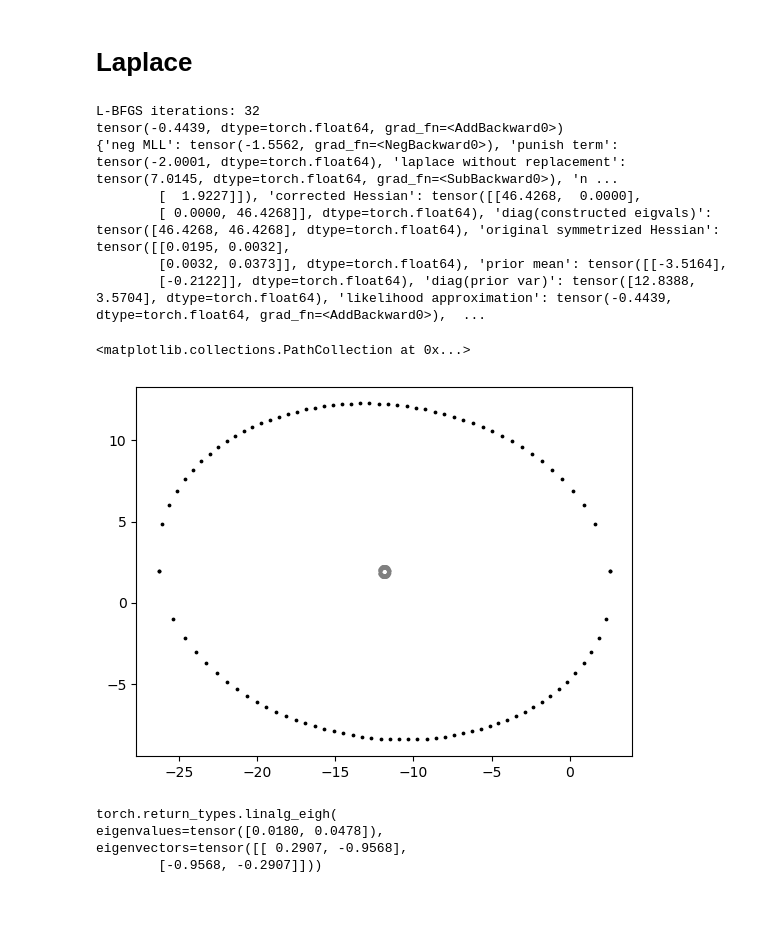
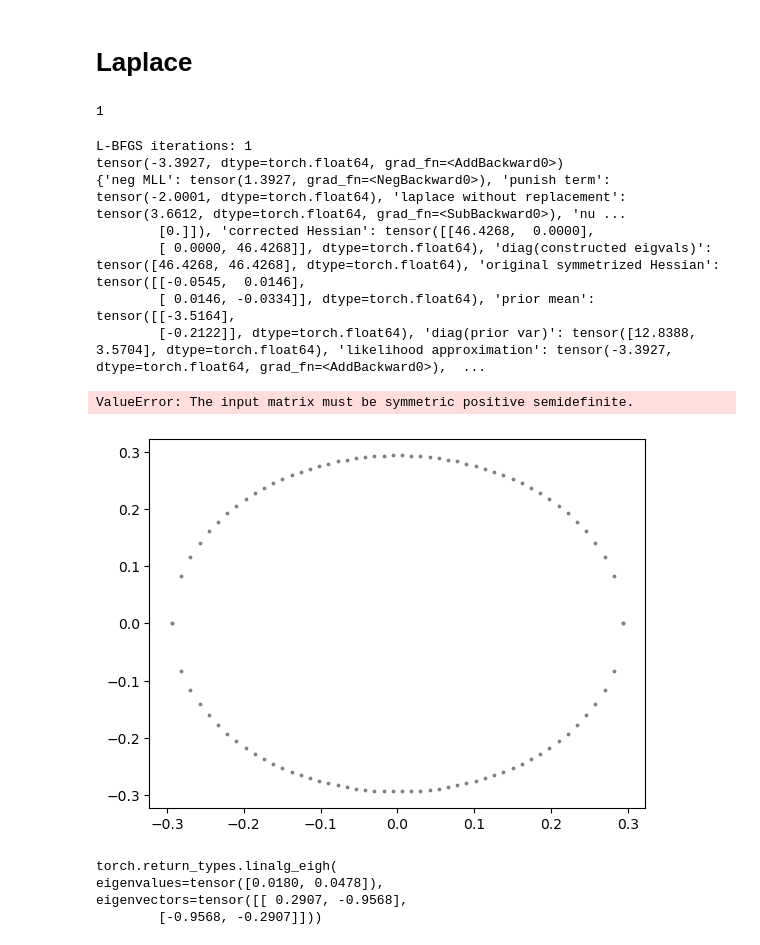
Before and after one commit to ABesginow/LaplaceKernelSearch, a Jupyter notebook: exploration_tests/linear.ipynb, the cells around one changed output. Cells and saved outputs as stored; diff of their text form; code cells hidden in the pictures; blank space fills up the shorter version.

Commit message:
experimenting with LBFGS

```diff
--- a/exploration_tests/linear.ipynb
+++ b/exploration_tests/linear.ipynb
@@ -164,10 +164,10 @@ def optimize_hyperparameters(model, likelihood, train_iterations, X, Y, with_BFG
             # Additional BFGS optimization to better ensure optimal parameters
             # LBFGS_optimizer = torch.optim.LBFGS(model.parameters(), max_iter=50, line_search_fn='strong_wolfe')
             LBFGS_optimizer = torch.optim.LBFGS(
-                model.parameters(), max_iter=50,
+                model.parameters(), max_iter=500, max_eval=10000, tolerance_grad=1e-1, tolerance_change=1e-1,
                 line_search_fn='strong_wolfe')
             # define closure
-
+            training_iterations=50
             def closure():
                 LBFGS_optimizer.zero_grad()
                 output = model(X)
@@ -175,7 +175,6 @@ def optimize_hyperparameters(model, likelihood, train_iterations, X, Y, with_BFG
                 if MAP:
                     log_p = log_prior(model)
                     loss -= log_p
-                LBFGS_optimizer.zero_grad()
                 loss.backward()
                 if log_param_path:
                     for param_name in model.named_parameters():
@@ -299,7 +298,8 @@ class ExactGPModel(gpytorch.models.ExactGP):
         return gpytorch.distributions.MultivariateNormal(mean_x, covar_x)
 
 # initialize likelihood and model
-likelihood = gpytorch.likelihoods.GaussianLikelihood(noise_constraint=gpytorch.constraints.GreaterThan(1e-10))
+#likelihood = gpytorch.likelihoods.GaussianLikelihood(noise_constraint=gpytorch.constraints.GreaterThan(1e-30))
+likelihood = gpytorch.likelihoods.GaussianLikelihood()
 model = ExactGPModel(train_x, train_y, likelihood)
 # %%
 print(torch.linalg.eigh(model(train_x).covariance_matrix)[0].flip(0))
@@ -325,7 +325,7 @@ tensor([[1.0000, 0.9872, 0.9499, 0.8908, 0.8142, 0.7253, 0.6297, 0.5328, 0.4394,
 # %% [markdown]
 # Training
 # %%
-num_train_iter = 200
+num_train_iter = 0
 use_MAP = True
 use_LBFGS = True
 # Train the MAP for 100 Iterations of ADAM and then 50 more of L-BFGS
@@ -458,7 +524,0 @@ tensor(15.5620, grad_fn=<MulBackward0>)
-# %%
-for n_val in np.linspace(-20, 2, 100):
-    model.likelihood.raw_noise.data = torch.full_like(model.likelihood.raw_noise.data, n_val)
-    print(model.likelihood.raw_noise.item())
-    print(model.likelihood.noise.item())
-    mll = gpytorch.mlls.ExactMarginalLogLikelihood(likelihood, model)
-    print(mll(likelihood(model(train_x)), train_y))
@@ -493,34 +545,41 @@ tensor(-1.6625, grad_fn=<DivBackward0>)
 # %% [markdown]
 # Laplace
+# %%
+#training_log["training_log"][:-50]
+len(training_log["likelihood_log"])
+# %% [output]
+1
 # %%
 print(f"L-BFGS iterations: {len(training_log['likelihood_log']) - num_train_iter}")
+model.train()
+likelihood.train()
 
 lap, lap_log = metrics.calculate_laplace(model, -loss, with_prior=True, param_punish_term=-1.0)
 print(lap)
 print(lap_log)
 
 # Draw the distribution defined by the mean (found parametrization) and covariance matrix (Hessian)
 # (4.133) in Bishop, 2006: f(z) ~ f(z_0)exp(-0.5 (z-z_0)^T H (z-z_0)) with z the parameters, and H the Hessian
 # We just leave out the f(z_0)
 
 scaling_factor = lap_log["neg MLL"]
 mu = [training_log["training_log"][param_keys[0]][-1], training_log["training_log"][param_keys[1]][-1]]
 K = lap_log["corrected Hessian"]
 new_unit_x, new_unit_y = get_std_points(mu, K.inverse()[:2, :2])
 plt.scatter(new_unit_x, new_unit_y, color="grey", s=3)
 K = lap_log["original symmetrized Hessian"]
 new_unit_x, new_unit_y = get_std_points(mu, K.inverse()[:2, :2])
 plt.scatter(new_unit_x, new_unit_y, color="black", s=3)
 # %% [output]
-L-BFGS iterations: 32
-tensor(-0.4439, dtype=torch.float64, grad_fn=<AddBackward0>)
-{'neg MLL': tensor(-1.5562, grad_fn=<NegBackward0>), 'punish term': tensor(-2.0001, dtype=torch.float64), 'laplace without replacement': tensor(7.0145, dtype=torch.float64, grad_fn=<SubBackward0>), 'n ...
-        [  1.9227]]), 'corrected Hessian': tensor([[46.4268,  0.0000],
-        [ 0.0000, 46.4268]], dtype=torch.float64), 'diag(constructed eigvals)': tensor([46.4268, 46.4268], dtype=torch.float64), 'original symmetrized Hessian': tensor([[0.0195, 0.0032],
-        [0.0032, 0.0373]], dtype=torch.float64), 'prior mean': tensor([[-3.5164],
-        [-0.2122]], dtype=torch.float64), 'diag(prior var)': tensor([12.8388,  3.5704], dtype=torch.float64), 'likelihood approximation': tensor(-0.4439, dtype=torch.float64, grad_fn=<AddBackward0>),  ...
+L-BFGS iterations: 1
+tensor(-3.3927, dtype=torch.float64, grad_fn=<AddBackward0>)
+{'neg MLL': tensor(1.3927, grad_fn=<NegBackward0>), 'punish term': tensor(-2.0001, dtype=torch.float64), 'laplace without replacement': tensor(3.6612, dtype=torch.float64, grad_fn=<SubBackward0>), 'nu ...
+        [0.]]), 'corrected Hessian': tensor([[46.4268,  0.0000],
+        [ 0.0000, 46.4268]], dtype=torch.float64), 'diag(constructed eigvals)': tensor([46.4268, 46.4268], dtype=torch.float64), 'original symmetrized Hessian': tensor([[-0.0545,  0.0146],
+        [ 0.0146, -0.0334]], dtype=torch.float64), 'prior mean': tensor([[-3.5164],
+        [-0.2122]], dtype=torch.float64), 'diag(prior var)': tensor([12.8388,  3.5704], dtype=torch.float64), 'likelihood approximation': tensor(-3.3927, dtype=torch.float64, grad_fn=<AddBackward0>),  ...
-<matplotlib.collections.PathCollection at 0x...>
+ValueError: The input matrix must be symmetric positive semidefinite.
-[figure, old version]
+[figure, new version]
 # %%
 torch.linalg.eigh(torch.tensor([[0.0453, 0.0083],
         [0.0083, 0.0205]]))
```
Also changed, not shown: parts of 17 cells of this notebook.
